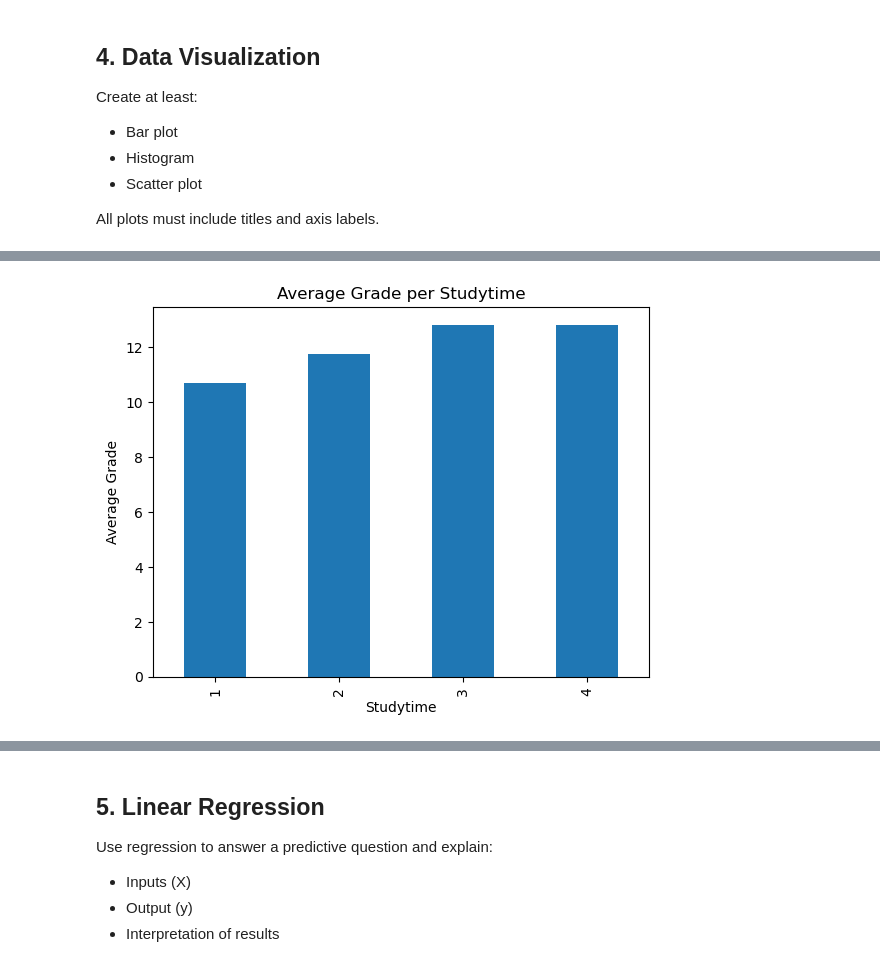
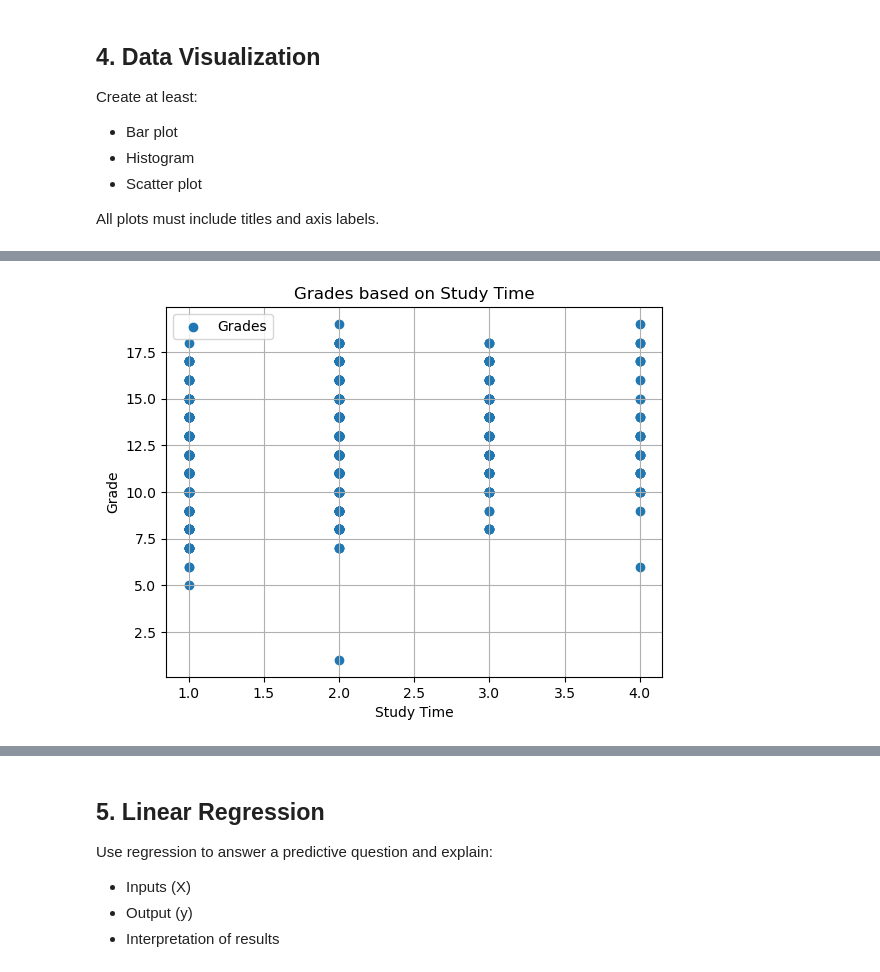
Before and after one commit to VPL1000/CSE-532-Project, a Jupyter notebook: CSE532Project.ipynb, the cells around one changed output, grey strips where cells are left out. Saved outputs shown, nothing was run; the diff lists cells and outputs as text; code cells hidden in the pictures.

```diff
--- a/CSE532Project.ipynb
+++ b/CSE532Project.ipynb
@@ -29,4 +29,12 @@ Handle missing values by removing rows or filling values with mean median or mod
 Explain your choice.
 # %%
 df.isna().sum()
+
+i = 0
+for d in df['G3']:
+    if d == 0:
+        df.loc[i, 'G3'] = df['G3'].median(axis=0)
+    i += 1
+print(df.iloc[163])
+print(df.iloc[486])
 # %% [output]
@@ -50,5 +57,0 @@ dtype: int64
-# %%
-#Average grades column
-df['Average_Grade'] = round(((df['G1'] + df['G2'] + df['G3']) / 3), 2)
-
-print(df)
@@ -188,16 +185,13 @@ plt.show()
 # %%
-'''
-df.plot.bar(x='Average_Grade', y='studytime', stacked=True)
-df.plot.bar(x='studytime', y='Average_Grade', stacked=True)
-'''
-
-avg_grades = df.groupby('studytime')['Average_Grade'].mean()
-
-avg_grades.plot(kind='bar')
-plt.title('Average Grade per Studytime')
-plt.xlabel('Studytime')
-plt.ylabel('Average Grade')
-
+#scatter
+G = np.array(df['G3'])
+ST = np.array(df['studytime'])
+plt.scatter(ST, G, label='Grades')
+plt.title('Grades based on Study Time')
+plt.xlabel('Study Time')
+plt.ylabel('Grade')
+plt.legend()
+plt.grid(True)
 plt.show()
 # %% [output]
-[figure, old version]
+[figure, new version]
```
Also changed, not shown: parts of 18 cells of this notebook.
